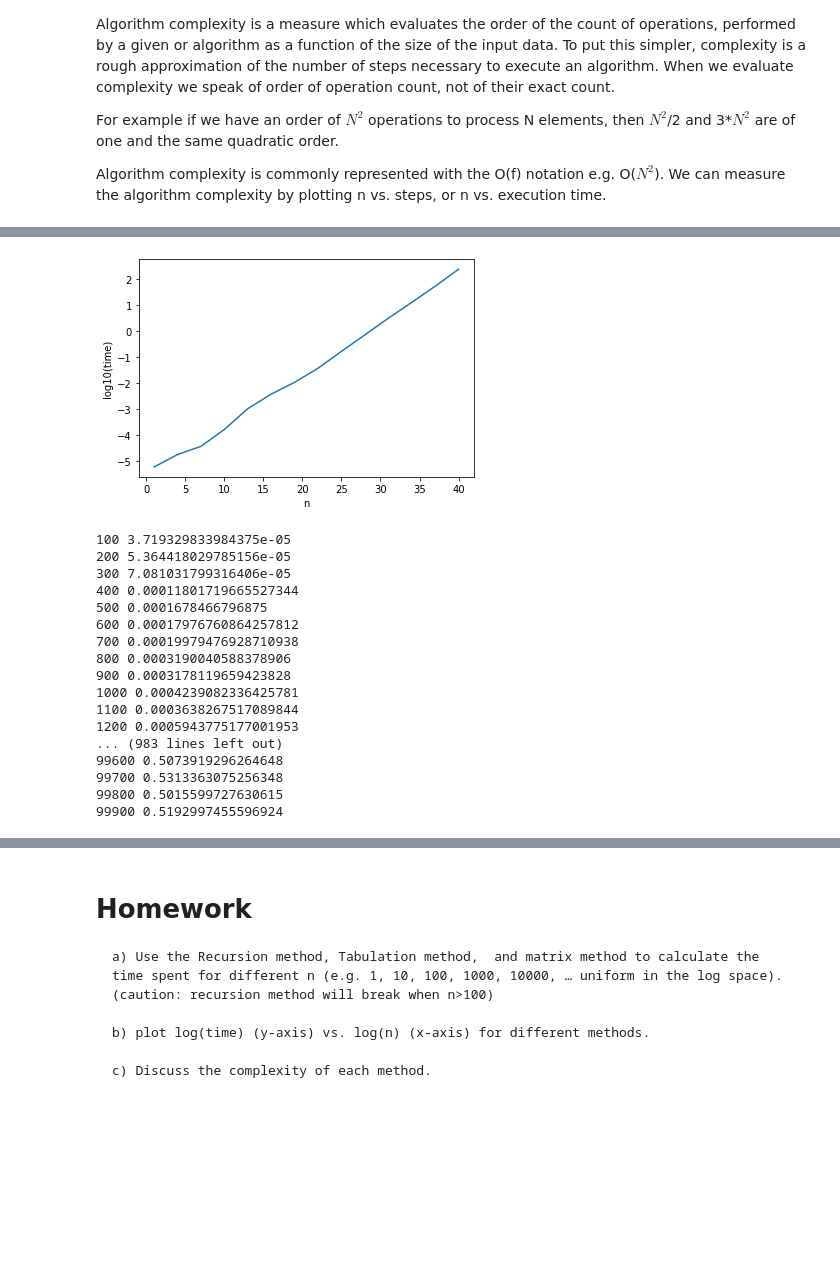
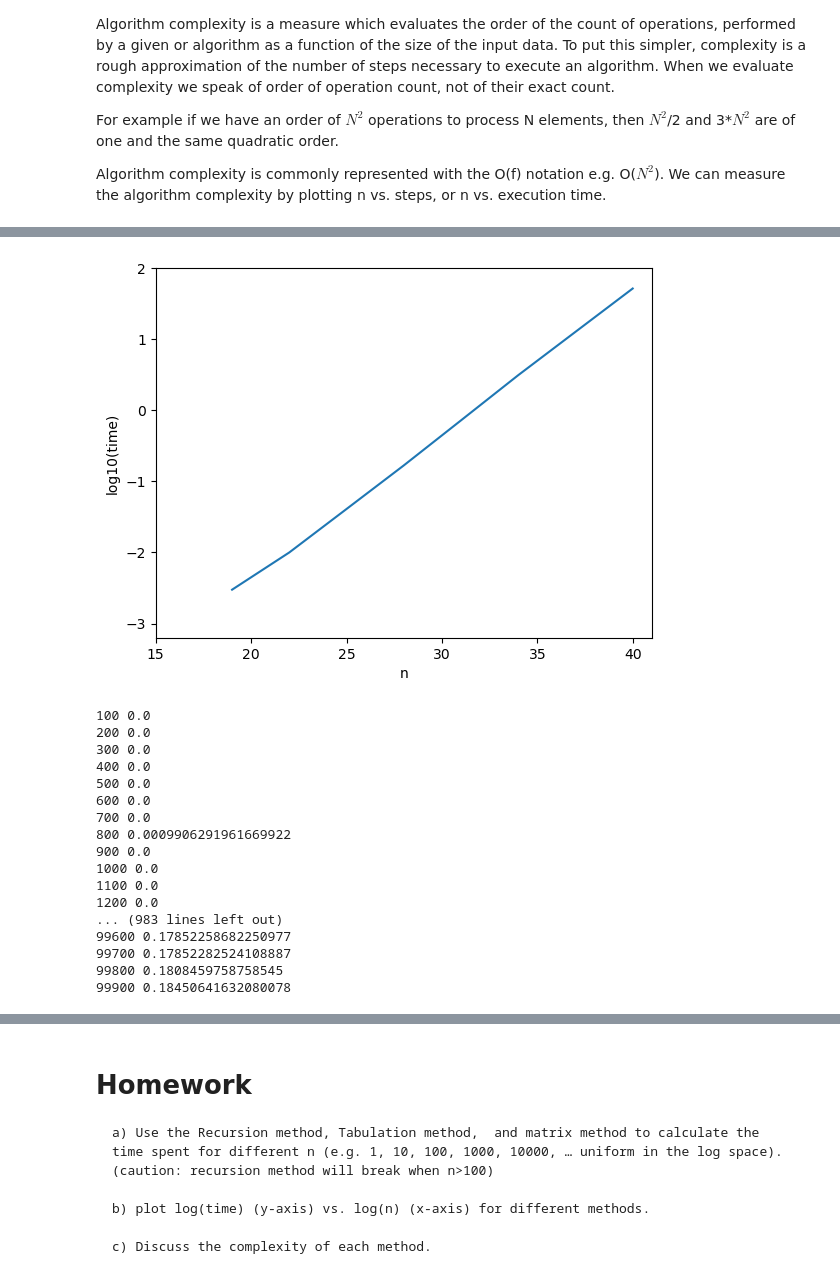
Before and after one commit to Eddie0Casillas/computational-physics-class-404-604-Spring-2024, a Jupyter notebook: Lect2_2.ipynb, the cells around one changed output, grey strips where cells are left out. Cells and saved outputs as stored; diff of their text form; code cells hidden in the pictures; blank space fills up the shorter version.

```diff
--- a/Lect2_2.ipynb
+++ b/Lect2_2.ipynb
@@ -226,10 +226,21 @@ for i in range(n2.size):
 # %%
 import matplotlib.pyplot as plt
 import math
 
 # please make a plot of n2 vs np.log10(time2) and think about how this plot shows that the complexity of fib2 is O(2^N)
+x=n2
+y=np.log10(time2)
+plt.plot(x,y)
+
+plt.xlim(15,41)
+plt.xlabel('n')
+
+plt.ylim(-3.2,2)
+plt.ylabel('log10(time)')
+
+plt.show()
 # %% [output]
-[figure, old version]
+[figure, new version]
 # %%
 # try this: following the above example to calculate the time when n=n2[0], n2[1]...., and make a plot for log10(time) vs n
 # for fib4
@@ -238,26 +249,28 @@ n2=np.arange(100,100000,100)
 time2=np.zeros(n2.size)
 
 for i in range(n2.size):
-
+    start_time = time.time()
+    temp=fib4(n2[i])
+    time2[i] = time.time()-start_time
     print(n2[i],time2[i])
 # %% [output]
-100 3.719329833984375e-05
-200 5.364418029785156e-05
-300 7.081031799316406e-05
-400 0.00011801719665527344
-500 0.0001678466796875
-600 0.00017976760864257812
-700 0.00019979476928710938
-800 0.0003190040588378906
-900 0.0003178119659423828
-1000 0.0004239082336425781
-1100 0.0003638267517089844
-1200 0.0005943775177001953
+100 0.0
+200 0.0
+300 0.0
+400 0.0
+500 0.0
+600 0.0
+700 0.0
+800 0.0009906291961669922
+900 0.0
+1000 0.0
+1100 0.0
+1200 0.0
 ... (983 lines left out)
-99600 0.5073919296264648
-99700 0.5313363075256348
-99800 0.5015599727630615
-99900 0.5192997455596924
+99600 0.17852258682250977
+99700 0.17852282524108887
+99800 0.1808459758758545
+99900 0.18450641632080078
 # %%
 import matplotlib.pyplot as plt
 import math
```
Also changed, not shown: parts of 8 cells of this notebook.
